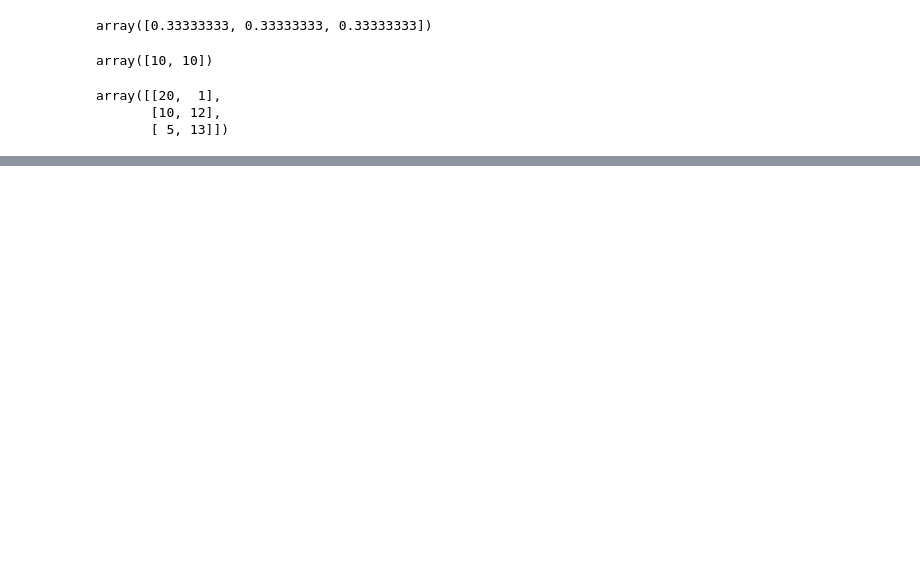
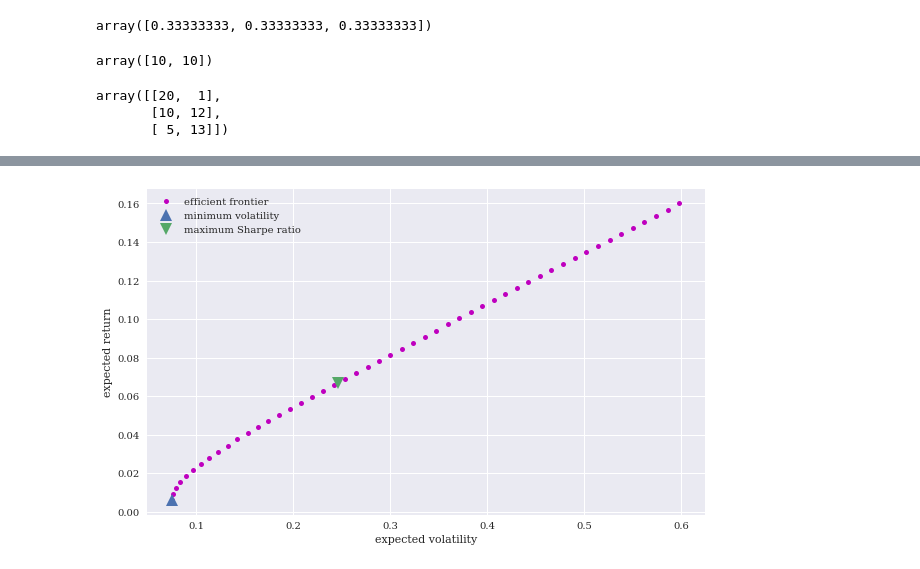
Before and after one commit to michaelsyao/AI_in_Finance, a Jupyter notebook: 03_normative_finance.ipynb, the cells around one changed output, grey strips where cells are left out. Drawn from its saved outputs; the diff is of its cells as text; code cells hidden in the pictures; blank space fills up the shorter version.

```diff
--- a/03_normative_finance.ipynb
+++ b/03_normative_finance.ipynb
@@ -240,0 +317,27 @@ array([[20,  1],
+# %%
+cons = [{'type': 'eq', 'fun': lambda phi: np.sum(phi) - 1},
+       {'type': 'eq', 'fun': lambda phi: mu_phi(phi) - target}]
+# %%
+bnds = ((0, 1), (0, 1))
+# %%
+targets = np.linspace(mu_phi(min_var['x']), 0.16)
+# %%
+frontier = []
+for target in targets:
+    phi_eff = minimize(sigma_phi, (0.5, 0.5),
+                       constraints=cons, bounds=bnds)['x']
+    frontier.append((sigma_phi(phi_eff), mu_phi(phi_eff)))
+frontier = np.array(frontier)
+# %%
+plt.figure(figsize=(10, 6))
+plt.plot(frontier[:, 0], frontier[:, 1], 'mo', ms=5,
+         label='efficient frontier')
+plt.plot(sigma_phi(min_var['x']), mu_phi(min_var['x']),
+         '^', ms=12.5, label='minimum volatility')
+plt.plot(sigma_phi(max_sharpe['x']), mu_phi(max_sharpe['x']),
+         'v', ms=12.5, label='maximum Sharpe ratio')
+plt.xlabel('expected volatility')
+plt.ylabel('expected return')
+plt.legend();
+# %% [output]
+[figure, added]
```
Also changed, not shown: parts of 30 cells of this notebook.
